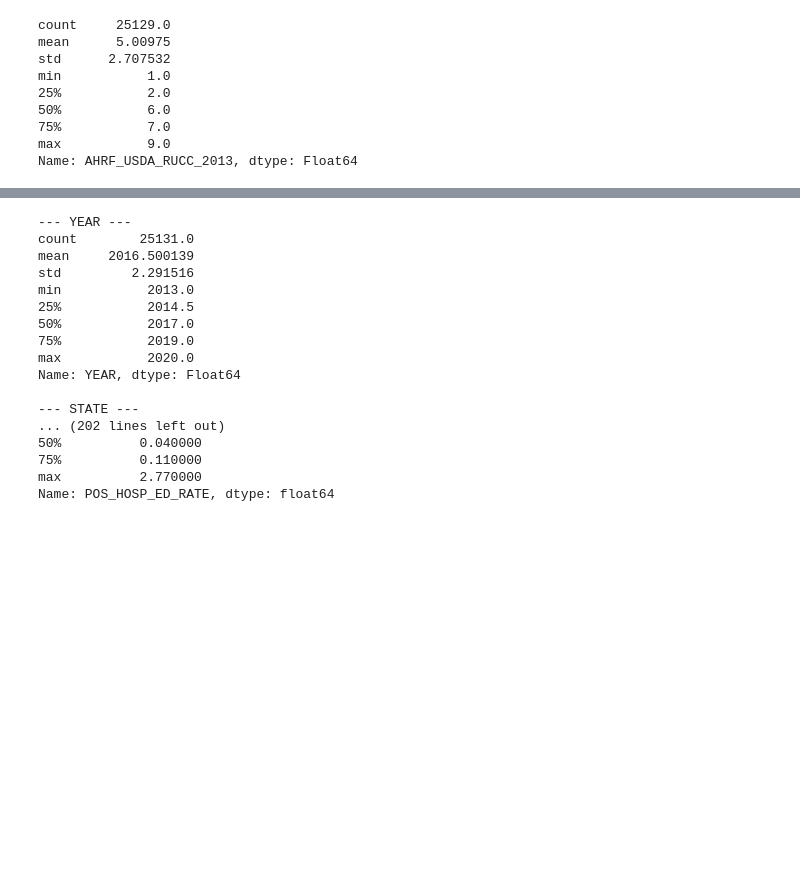
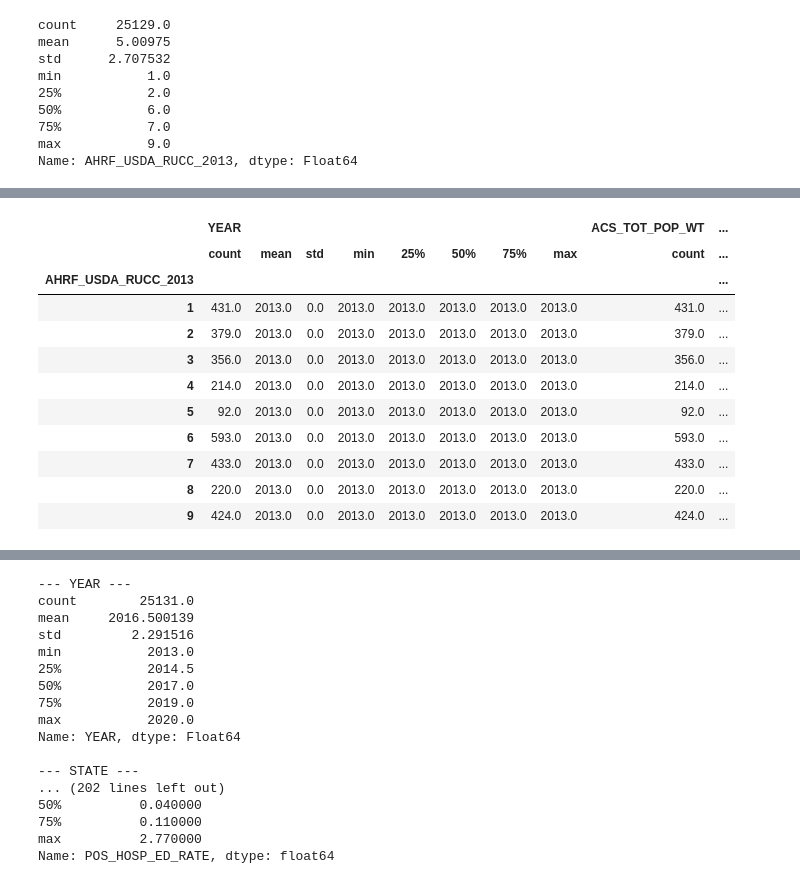
Before and after one commit to gheenc/Computational-Methods, a Jupyter notebook: final_project/data_cleaning.ipynb, the cells around one changed output, grey strips where cells are left out. Drawn from its saved outputs; the diff is of its cells as text; code cells hidden in the pictures; blank space fills up the shorter version.

```diff
--- a/final_project/data_cleaning.ipynb
+++ b/final_project/data_cleaning.ipynb
@@ -704,5 +773,3 @@ df_cleaned[df_cleaned['AHRF_USDA_RUCC_2013'].isna()]
 | 72 | 2020 | Alaska | Chugach Census Area | West | 6495.0 | 6453.0 | <NA> | ... |
 | 73 | 2020 | Alaska | Copper River Census Area | West | 2894.0 | 2835.0 | <NA> | ... |
 2 rows × 21 columns
-# %%
-df_cleaned.loc[72,'AHRF_USDA_RUCC_2013'] =
@@ -722,7 +787,7 @@ max           9.0
 Name: AHRF_USDA_RUCC_2013, dtype: Float64
 # %%
 pd.set_option('display.max_columns', None)
-pd.set_option('display.width', 2000)
+pd.set_option('display.width', 9999)
 # %%
 df_cleaned.describe()
 # %% [output]
@@ -750,3 +839,20 @@ df_cleaned.groupby('AHRF_USDA_RUCC_2013').describe()
 | 7 | 3464.0 | 2016.5 | 2.291619 | 2013.0 | 2014.75 | 2016.5 | 2018.25 | 2020.0 | 3464.0 | ... |
 | 8 | 1760.0 | 2016.5 | 2.291939 | 2013.0 | 2014.75 | 2016.5 | 2018.25 | 2020.0 | 1760.0 | ... |
 | 9 | 3392.0 | 2016.5 | 2.291626 | 2013.0 | 2014.75 | 2016.5 | 2018.25 | 2020.0 | 3391.0 | ... |
+# %%
+df_cleaned[df_cleaned["YEAR"] == 2013] \
+    .groupby("AHRF_USDA_RUCC_2013") \
+    .describe()
+# %% [output]
+|  | YEAR |  |  |  |  |  |  |  | ACS_TOT_POP_WT | ... |
+|  | count | mean | std | min | 25% | 50% | 75% | max | count | ... |
+| AHRF_USDA_RUCC_2013 |  |  |  |  |  |  |  |  |  | ... |
+| 1 | 431.0 | 2013.0 | 0.0 | 2013.0 | 2013.0 | 2013.0 | 2013.0 | 2013.0 | 431.0 | ... |
+| 2 | 379.0 | 2013.0 | 0.0 | 2013.0 | 2013.0 | 2013.0 | 2013.0 | 2013.0 | 379.0 | ... |
+| 3 | 356.0 | 2013.0 | 0.0 | 2013.0 | 2013.0 | 2013.0 | 2013.0 | 2013.0 | 356.0 | ... |
+| 4 | 214.0 | 2013.0 | 0.0 | 2013.0 | 2013.0 | 2013.0 | 2013.0 | 2013.0 | 214.0 | ... |
+| 5 | 92.0 | 2013.0 | 0.0 | 2013.0 | 2013.0 | 2013.0 | 2013.0 | 2013.0 | 92.0 | ... |
+| 6 | 593.0 | 2013.0 | 0.0 | 2013.0 | 2013.0 | 2013.0 | 2013.0 | 2013.0 | 593.0 | ... |
+| 7 | 433.0 | 2013.0 | 0.0 | 2013.0 | 2013.0 | 2013.0 | 2013.0 | 2013.0 | 433.0 | ... |
+| 8 | 220.0 | 2013.0 | 0.0 | 2013.0 | 2013.0 | 2013.0 | 2013.0 | 2013.0 | 220.0 | ... |
+| 9 | 424.0 | 2013.0 | 0.0 | 2013.0 | 2013.0 | 2013.0 | 2013.0 | 2013.0 | 424.0 | ... |
```
Also changed, not shown: parts of 8 cells of this notebook, 3 other files.
